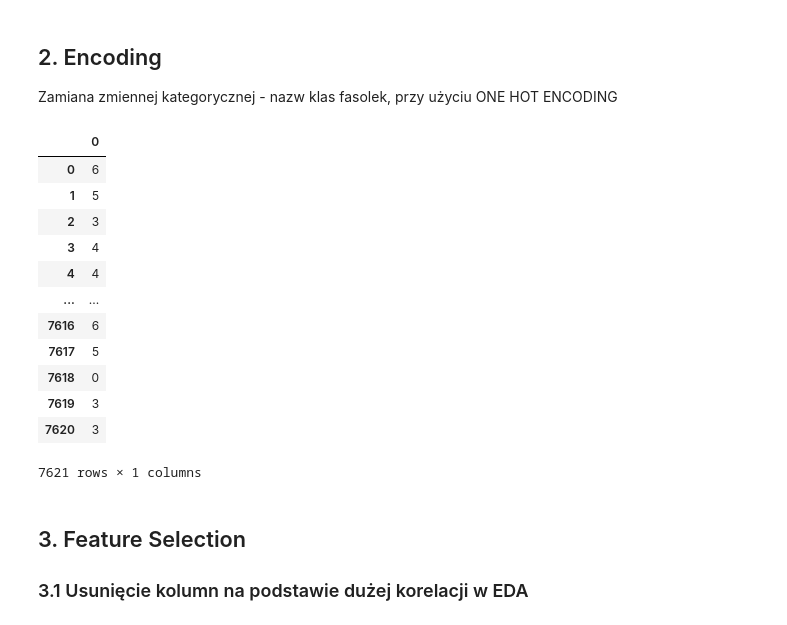
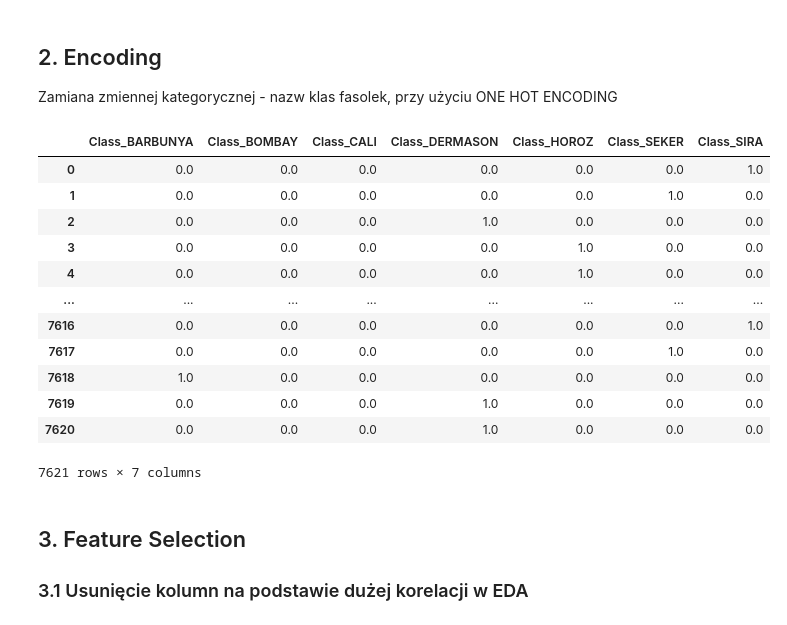
Before and after one commit to DeptuchMateusz/Bean-Classification, a Jupyter notebook: etap_2/Etap_2.ipynb, the cells around one changed output. Cells and saved outputs as stored; diff of their text form; code cells hidden in the pictures.

```diff
--- a/etap_2/Etap_2.ipynb
+++ b/etap_2/Etap_2.ipynb
@@ -71,30 +71,30 @@ Zamiana zmiennej kategorycznej - nazw klas fasolek, przy użyciu ONE HOT ENCODIN
 # %%
 enc = OneHotEncoder(handle_unknown='ignore')
 enc.fit(y_train.to_frame())
 y_encoded = pd.DataFrame(enc.transform(y_train.to_frame()).toarray(),columns=enc.get_feature_names(['Class']))
 y_val_encoded = pd.DataFrame(enc.transform(y_val.to_frame()).toarray(),columns=enc.get_feature_names(['Class']))
 y_test_encoded = pd.DataFrame(enc.transform(y_test.to_frame()).toarray(),columns=enc.get_feature_names(['Class']))
 
 #standard encoding 0,1,2,...
 labelencoder = sklearn.preprocessing.LabelEncoder()
 y_encoded2 = pd.DataFrame(labelencoder.fit_transform(y_train))
 y_val_encoded2 = pd.DataFrame(labelencoder.fit_transform(y_val))
 y_test_encoded2 = pd.DataFrame( labelencoder.fit_transform(y_test))
-y_encoded2
+y_encoded
 # %% [output]
-|  | 0 |
-| 0 | 6 |
-| 1 | 5 |
-| 2 | 3 |
-| 3 | 4 |
-| 4 | 4 |
-| ... | ... |
-| 7616 | 6 |
-| 7617 | 5 |
-| 7618 | 0 |
-| 7619 | 3 |
-| 7620 | 3 |
+|  | Class_BARBUNYA | Class_BOMBAY | Class_CALI | Class_DERMASON | Class_HOROZ | Class_SEKER | Class_SIRA |
+| 0 | 0.0 | 0.0 | 0.0 | 0.0 | 0.0 | 0.0 | 1.0 |
+| 1 | 0.0 | 0.0 | 0.0 | 0.0 | 0.0 | 1.0 | 0.0 |
+| 2 | 0.0 | 0.0 | 0.0 | 1.0 | 0.0 | 0.0 | 0.0 |
+| 3 | 0.0 | 0.0 | 0.0 | 0.0 | 1.0 | 0.0 | 0.0 |
+| 4 | 0.0 | 0.0 | 0.0 | 0.0 | 1.0 | 0.0 | 0.0 |
+| ... | ... | ... | ... | ... | ... | ... | ... |
+| 7616 | 0.0 | 0.0 | 0.0 | 0.0 | 0.0 | 0.0 | 1.0 |
+| 7617 | 0.0 | 0.0 | 0.0 | 0.0 | 0.0 | 1.0 | 0.0 |
+| 7618 | 1.0 | 0.0 | 0.0 | 0.0 | 0.0 | 0.0 | 0.0 |
+| 7619 | 0.0 | 0.0 | 0.0 | 1.0 | 0.0 | 0.0 | 0.0 |
+| 7620 | 0.0 | 0.0 | 0.0 | 1.0 | 0.0 | 0.0 | 0.0 |
-7621 rows × 1 columns
+7621 rows × 7 columns
 # %% [markdown]
 ## 3. Feature Selection
 ### 3.1 Usunięcie kolumn na podstawie dużej korelacji w EDA
```
Also changed, not shown: parts of 14 cells of this notebook, 2 other files.
